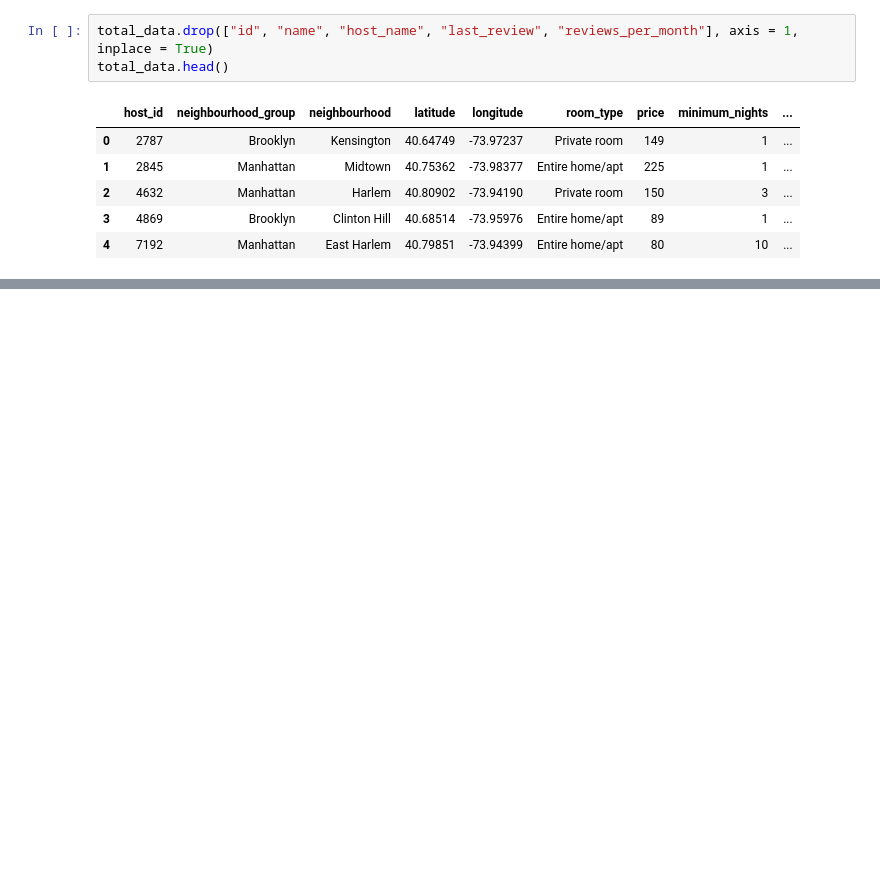
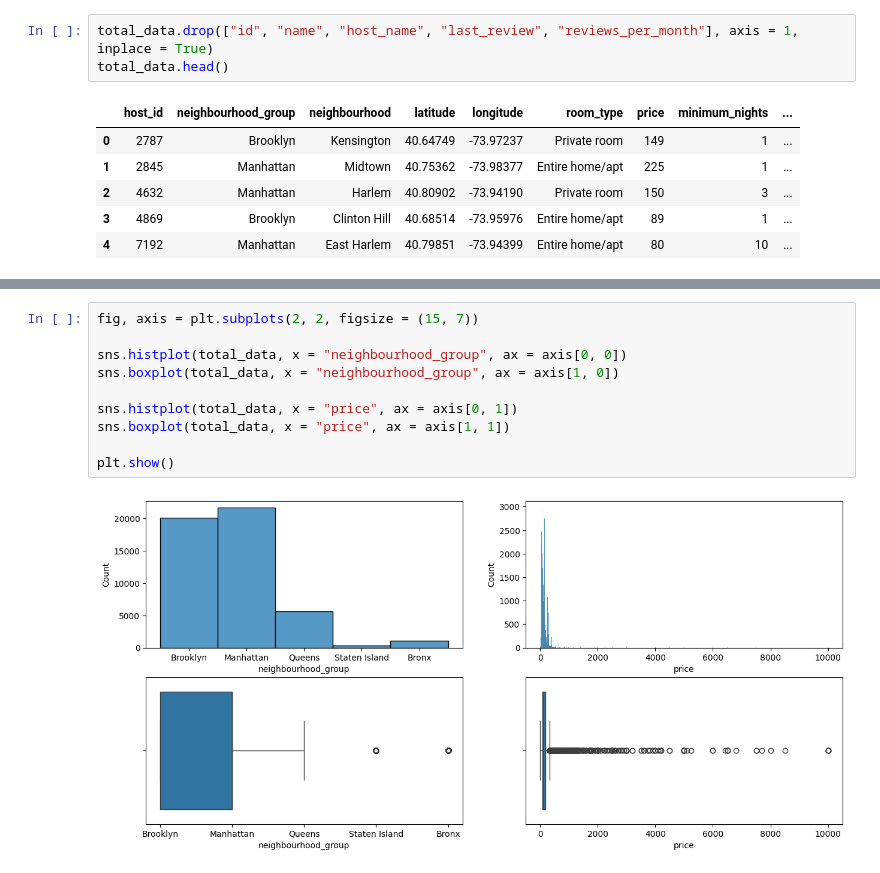
Before and after one commit to OlgaKurganova/EDA, a Jupyter notebook: src/explore.ipynb, the cells around one changed output, grey strips where cells are left out. Drawn from its saved outputs; the diff is of its cells as text; blank space fills up the shorter version.

```diff
--- a/src/explore.ipynb
+++ b/src/explore.ipynb
@@ -108,0 +150,12 @@ plt.show()
+# %%
+fig, axis = plt.subplots(2, 2, figsize = (15, 7))
+
+sns.histplot(total_data, x = "neighbourhood_group", ax = axis[0, 0])
+sns.boxplot(total_data, x = "neighbourhood_group", ax = axis[1, 0])
+
+sns.histplot(total_data, x = "price", ax = axis[0, 1])
+sns.boxplot(total_data, x = "price", ax = axis[1, 1])
+
+plt.show()
+# %% [output]
+[figure, added]
```
Also changed, not shown: parts of 9 cells of this notebook.
